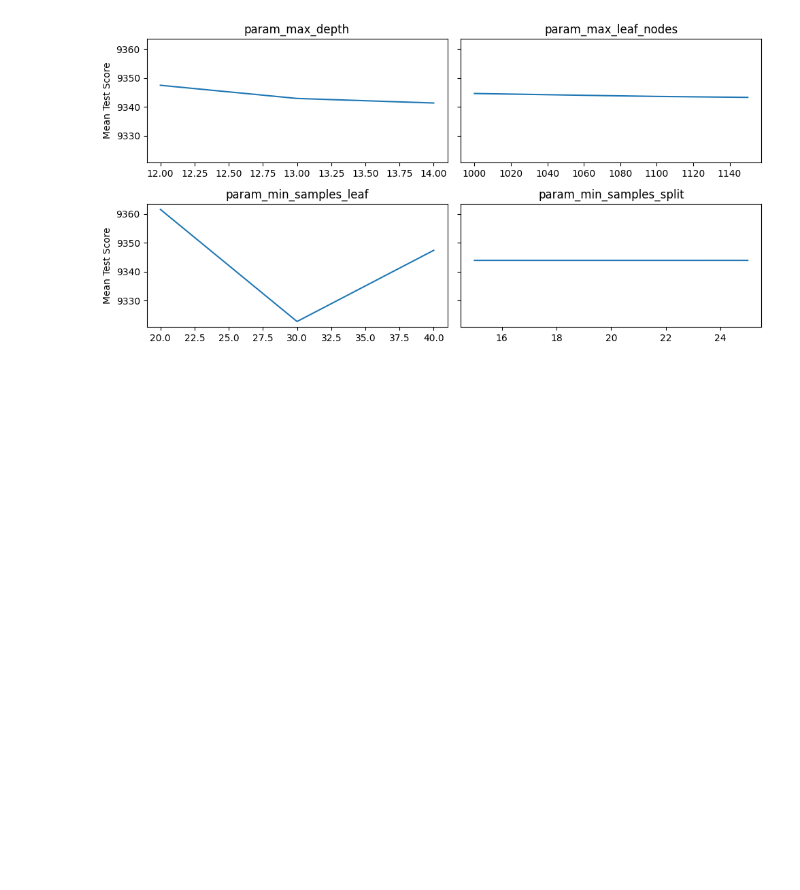
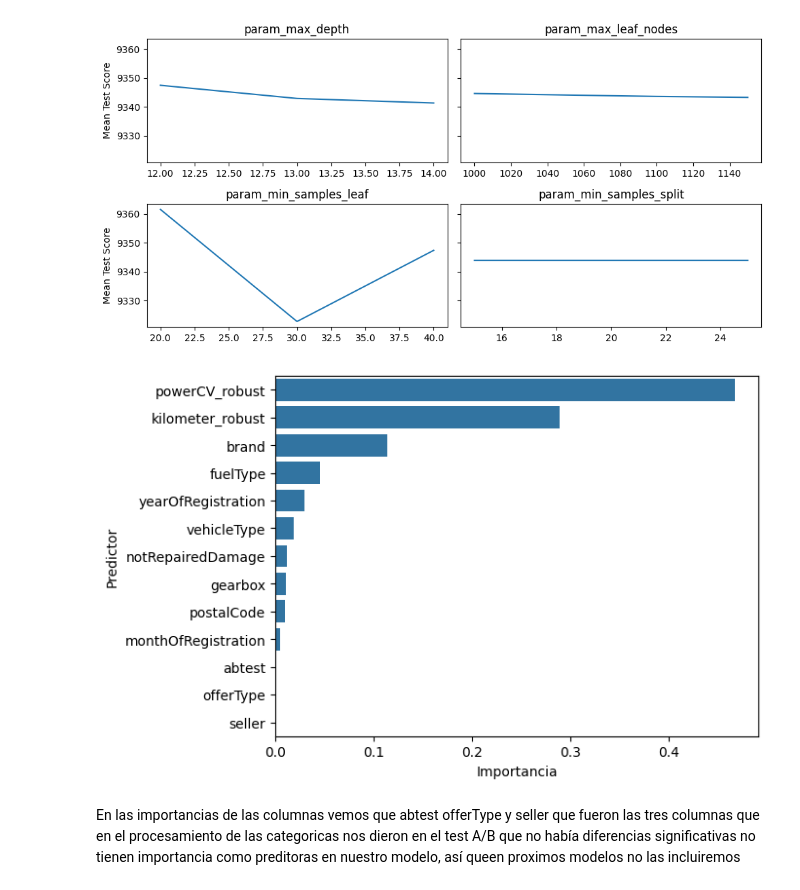
Before and after one commit to Rcm89/laboratorio-modulo7-leccion01-eda-nulos, a Jupyter notebook: laboratorio-modulo8-leccion02.ipynb, the cells around one changed output. Saved outputs shown, nothing was run; the diff lists cells and outputs as text; code cells hidden in the pictures; blank space fills up the shorter version.

Commit message:
importancia variables en decision tree incluida

```diff
--- a/laboratorio-modulo8-leccion02.ipynb
+++ b/laboratorio-modulo8-leccion02.ipynb
@@ -358,3 +358,12 @@ plt.tight_layout()
 plt.show()
 # %% [output]
 [figure]
+# %%
+importancias = modelo_final_arbol.feature_importances_
+importancia_rf = pd.DataFrame({"Predictor": X_train.columns, "Importancia": importancias})
+importancia_rf = importancia_rf.sort_values(by="Importancia", ascending=False)
+sns.barplot(y = "Predictor", x = "Importancia", data = importancia_rf);
+# %% [output]
+[figure, added]
+# %% [markdown]
+En las importancias de las columnas vemos que abtest offerType y seller que fueron las tres columnas que en el procesamiento de las categoricas nos dieron en el test A/B que no había diferencias significativas no tienen importancia como preditoras en nuestro modelo, así queen proximos modelos no las incluiremos
```
Also changed, not shown: 1 other file.
